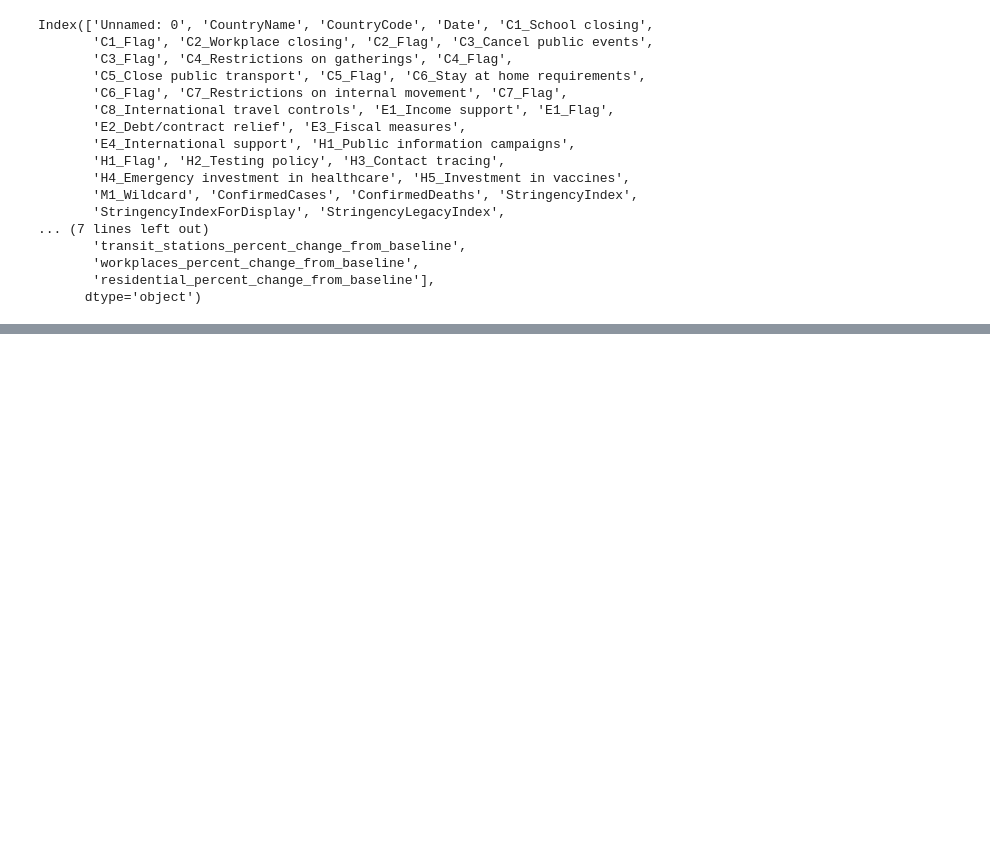
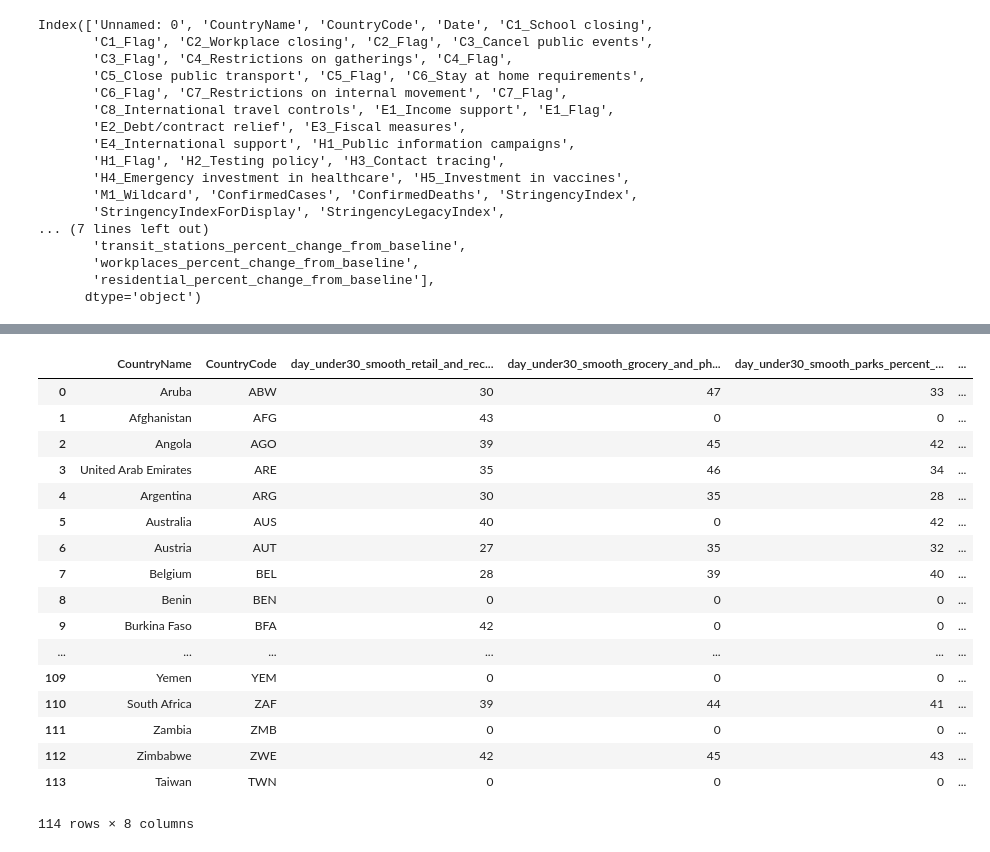
Before and after one commit to thomasundo2/covid-policy-analysis, a Jupyter notebook: nm_analysis/Untitled.ipynb, the cells around one changed output, grey strips where cells are left out. Saved outputs shown, nothing was run; the diff lists cells and outputs as text; code cells hidden in the pictures; blank space fills up the shorter version.

```diff
--- a/nm_analysis/Untitled.ipynb
+++ b/nm_analysis/Untitled.ipynb
@@ -387,2 +466,65 @@ master_df['workplaces_percent_change_from_baseline'][master_df['CountryName'] ==
+# %%
+mob_cols = [
+      'smooth_retail_and_recreation_percent_change_from_baseline',
+       'smooth_grocery_and_pharmacy_percent_change_from_baseline',
+       'smooth_parks_percent_change_from_baseline',
+       'smooth_transit_stations_percent_change_from_baseline',
+       'smooth_workplaces_percent_change_from_baseline',
+       'smooth_residential_percent_change_from_baseline']
+res_cols = [
+    'GovernmentResponseIndexForDisplay',
+      'ContainmentHealthIndexForDisplay',
+      'EconomicSupportIndexForDisplay']
+
+new_df = pd.DataFrame()
+new_df['CountryName'] = master_df.CountryName.unique()
+new_df['CountryCode'] = master_df.CountryCode.unique()
+u30smooth_retail_and_recreation_percent_change_from_baseline =[]
+u30smooth_grocery_and_pharmacy_percent_change_from_baseline =[]
+u30smooth_parks_percent_change_from_baseline =[]
+u30smooth_transit_stations_percent_change_from_baseline=[]
+u30smooth_workplaces_percent_change_from_baseline=[]
+u30smooth_residential_percent_change_from_baseline=[]
+
+listlist =[
+    u30smooth_retail_and_recreation_percent_change_from_baseline,
+    u30smooth_grocery_and_pharmacy_percent_change_from_baseline,
+    u30smooth_parks_percent_change_from_baseline,
+    u30smooth_transit_stations_percent_change_from_baseline,
+    u30smooth_workplaces_percent_change_from_baseline,
+    u30smooth_residential_percent_change_from_baseline,
+]
+i = 0
+for col in mob_cols:
+    #new_df['day_under30_'+col] = 0
+    listy = []
+    for cc in master_df['CountryCode'].unique():
+        idx = (master_df[col][master_df['CountryCode'] == cc] >= -30).idxmin()
+        day = master_df['Day'].iloc[idx]
+        #new_df['day_under30_'+col][master_df['CountryCode'] == cc] = day
+        listlist[i].append(day)
+    new_df['day_under30_'+col] = listlist[i]
+    i = i+1
+# %%
+new_df
+# %% [output]
+|  | CountryName | CountryCode | day_under30_smooth_retail_and_rec... | day_under30_smooth_grocery_and_ph... | day_under30_smooth_parks_percent_... | ... |
+| 0 | Aruba | ABW | 30 | 47 | 33 | ... |
+| 1 | Afghanistan | AFG | 43 | 0 | 0 | ... |
+| 2 | Angola | AGO | 39 | 45 | 42 | ... |
+| 3 | United Arab Emirates | ARE | 35 | 46 | 34 | ... |
+| 4 | Argentina | ARG | 30 | 35 | 28 | ... |
+| 5 | Australia | AUS | 40 | 0 | 42 | ... |
+| 6 | Austria | AUT | 27 | 35 | 32 | ... |
+| 7 | Belgium | BEL | 28 | 39 | 40 | ... |
+| 8 | Benin | BEN | 0 | 0 | 0 | ... |
+| 9 | Burkina Faso | BFA | 42 | 0 | 0 | ... |
+| ... | ... | ... | ... | ... | ... | ... |
+| 109 | Yemen | YEM | 0 | 0 | 0 | ... |
+| 110 | South Africa | ZAF | 39 | 44 | 41 | ... |
+| 111 | Zambia | ZMB | 0 | 0 | 0 | ... |
+| 112 | Zimbabwe | ZWE | 42 | 45 | 43 | ... |
+| 113 | Taiwan | TWN | 0 | 0 | 0 | ... |
+114 rows × 8 columns
 # %%
 # %% [output]
```
Also changed, not shown: parts of 18 cells of this notebook, 1 other file.
